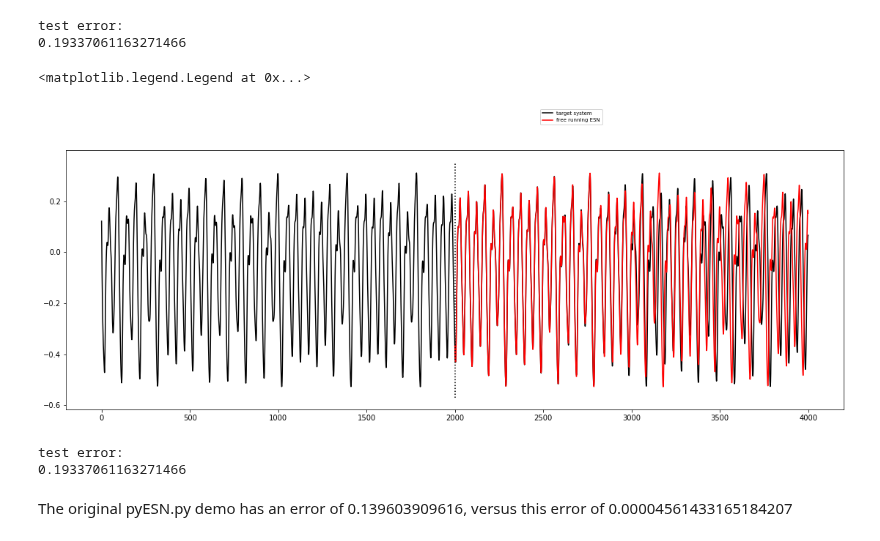
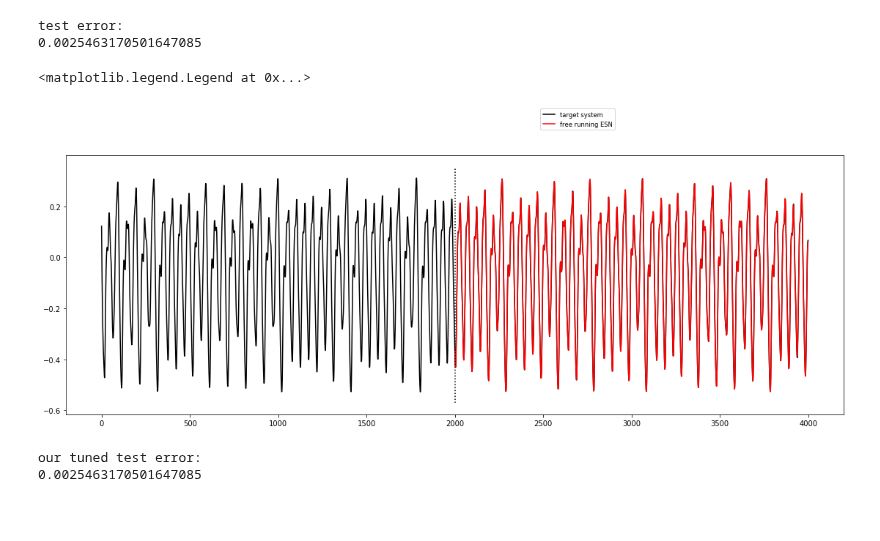
Before and after one commit to ByteSumoLtd/pyESN, a Jupyter notebook: mackey.ipynb, the cells around one changed output. Drawn from its saved outputs; the diff is of its cells as text; code cells hidden in the pictures; blank space fills up the shorter version.

```diff
--- a/mackey.ipynb
+++ b/mackey.ipynb
@@ -6,47 +27,46 @@ The original pyESN.py demo has an error of 0.139603909616, versus this error of
 import numpy as np
 from pyESN import ESN
 from matplotlib import pyplot as plt
 %matplotlib inline
 
 
-size = 950
+size = 1000
 
 data = np.load('mackey_glass_t17.npy') #  http://minds.jacobs-university.de/mantas/code
 esn = ESN(n_inputs = 1,
           n_outputs = 1,
           n_reservoir = size,
-          spectral_radius = 0.8,
+          projection = 1,
           noise = 0.0,
-          sparsity = 0.5,
-          projection = 1,
+          rectifier = 1,
           steepness = 2,
-          sphere_radius = 21 ,
-          rectifier = 1,
-          random_state=25,
+          sparsity = 0.6,
+          sphere_radius = 38 ,
+          teacher_forcing =  True,
+          random_state=21,
+          spectral_radius = 1.3,
         )
 
 trainlen = 2000
 future = 2000
 pred_training = esn.fit(np.ones(trainlen),data[:trainlen])
 
 prediction = esn.predict(np.ones(future))
 print("test error: \n"+str(np.sqrt(np.mean((prediction.flatten() - data[trainlen:trainlen+future])**2))))
 
 plt.figure(figsize=(19,6.5))
 plt.plot(range(0,trainlen+future),data[0:trainlen+future],'k',label="target system")
 plt.plot(range(trainlen,trainlen+future),prediction,'r', label="free running ESN")
 lo,hi = plt.ylim()
 plt.plot([trainlen,trainlen],[lo+np.spacing(1),hi-np.spacing(1)],'k:')
-plt.legend(loc=(0.61,1.1),fontsize='x-small')
+plt.legend(loc=(0.61,1.1),fontsize='small')
 # %% [output]
 test error:
-0.19337061163271466
+0.0025463170501647085
 <matplotlib.legend.Legend at 0x...>
-[figure, old version]
+[figure, new version]
 # %%
-print("test error: \n"+str(np.sqrt(np.mean((prediction.flatten() - data[trainlen:trainlen+future])**2))))
+print("our tuned test error: \n"+str(np.sqrt(np.mean((prediction.flatten() - data[trainlen:trainlen+future])**2))))
 # %% [output]
-test error:
-0.19337061163271466
+our tuned test error:
+0.0025463170501647085
-# %% [markdown]
-The original pyESN.py demo has an error of 0.139603909616, versus this error of 0.00004561433165184207
```
Also changed, not shown: parts of 6 cells of this notebook, 2 other files.
